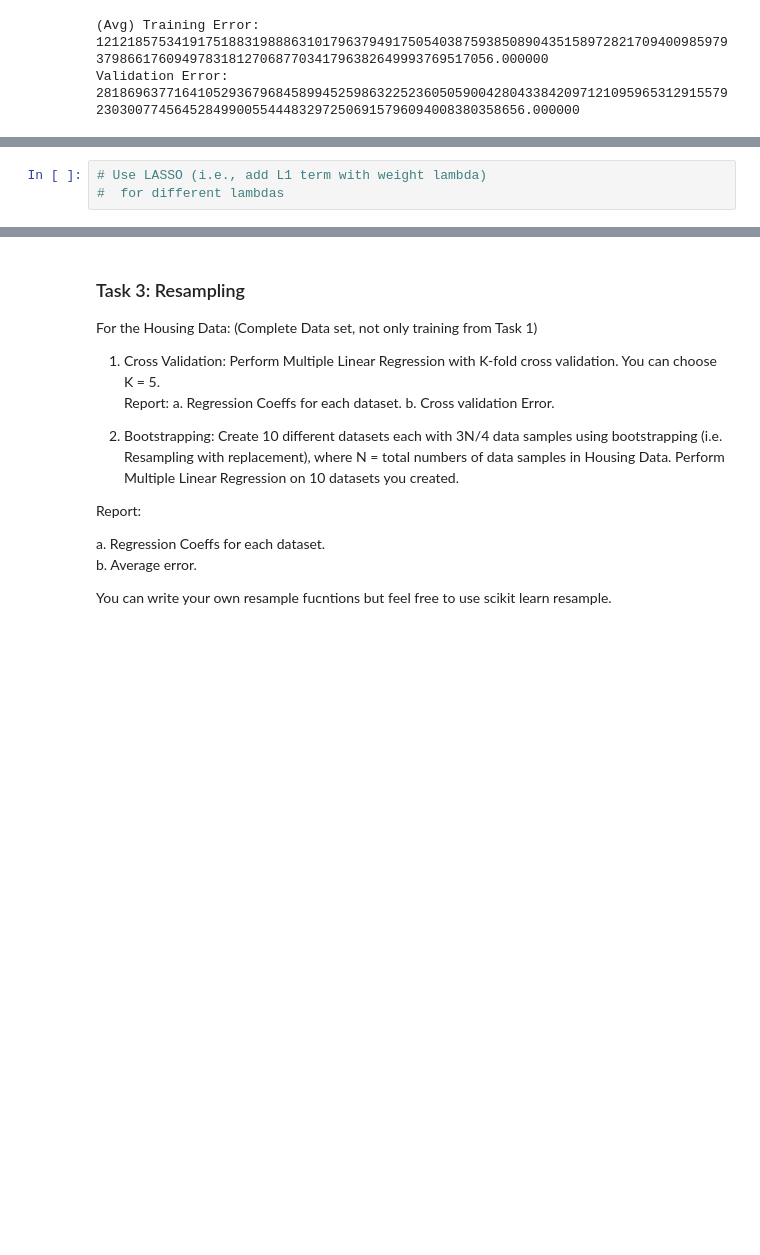
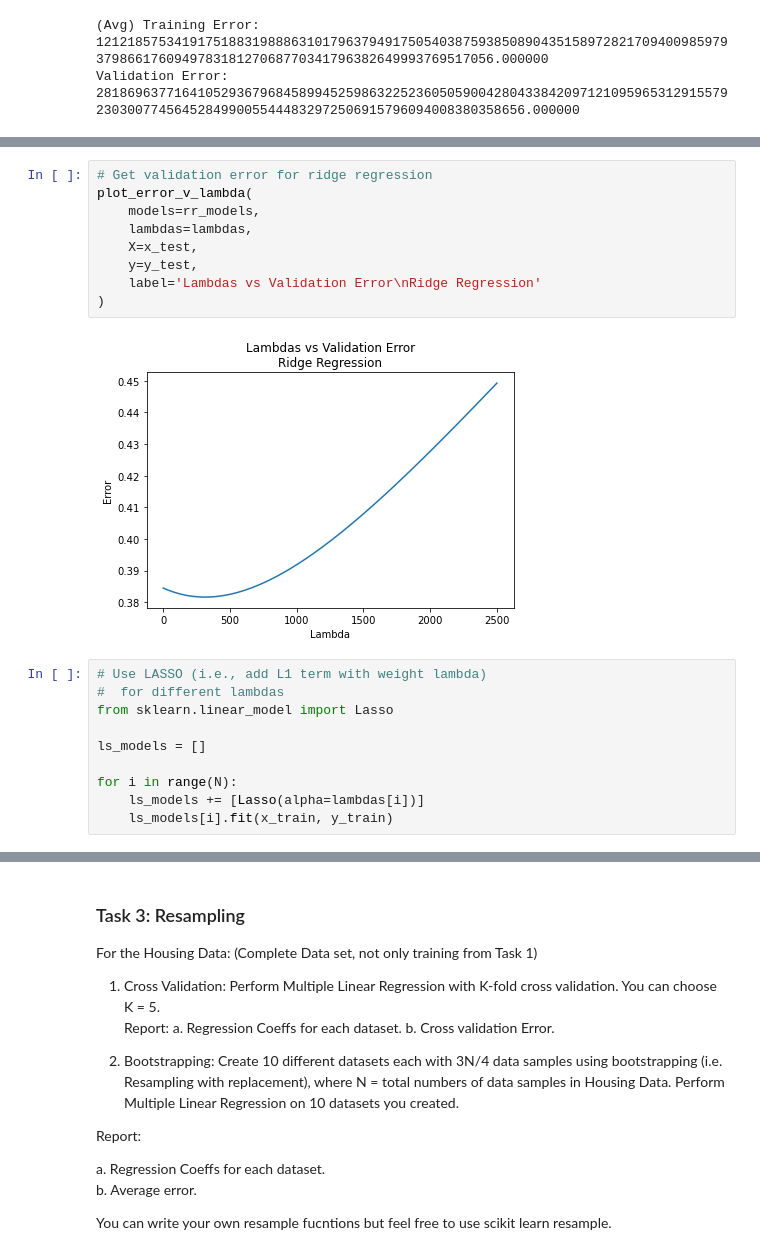
Before and after one commit to ManuelSerna/ml-notes, a Jupyter notebook: regression/general_regression/mini_project3.ipynb, the cells around one changed output, grey strips where cells are left out. Cells and saved outputs as stored; diff of their text form; blank space fills up the shorter version.

```diff
--- a/regression/general_regression/mini_project3.ipynb
+++ b/regression/general_regression/mini_project3.ipynb
@@ -486,3 +527,21 @@ Validation Error:     2818696377164105293679684589945259863225236050590042804338
+# %%
+# Get validation error for ridge regression
+plot_error_v_lambda(
+    models=rr_models,
+    lambdas=lambdas,
+    X=x_test,
+    y=y_test,
+    label='Lambdas vs Validation Error\nRidge Regression'
+)
+# %% [output]
+[figure, added]
 # %%
 # Use LASSO (i.e., add L1 term with weight lambda)
 #  for different lambdas
+from sklearn.linear_model import Lasso
+
+ls_models = []
+
+for i in range(N):
+    ls_models += [Lasso(alpha=lambdas[i])]
+    ls_models[i].fit(x_train, y_train)
```
Also changed, not shown: parts of 10 cells of this notebook.
